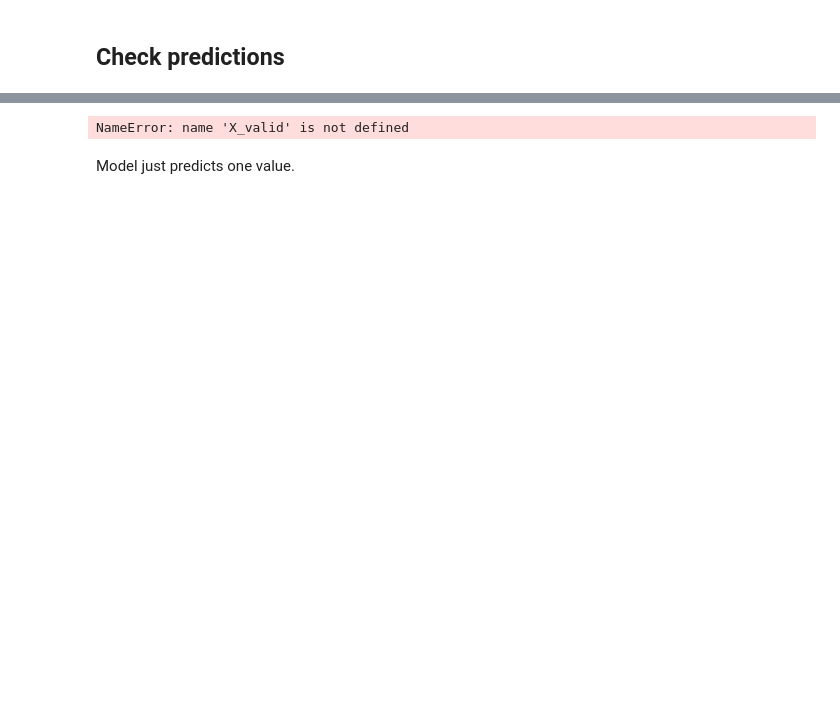
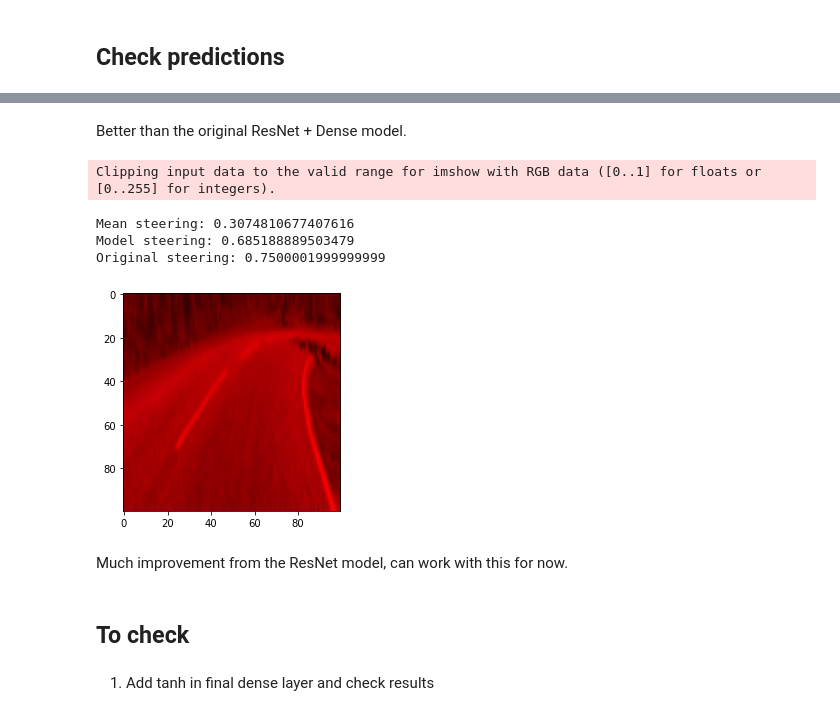
Before and after one commit to sanjyotUM/latcom, a Jupyter notebook: notebooks/v0.ipynb, the cells around one changed output, grey strips where cells are left out. Drawn from its saved outputs; the diff is of its cells as text; code cells hidden in the pictures; blank space fills up the shorter version.

```diff
--- a/notebooks/v0.ipynb
+++ b/notebooks/v0.ipynb
@@ -291,10 +334,25 @@ Not great.
+# %% [markdown]
+Better than the original ResNet + Dense model.
 # %%
-random_record = random.randint(0, len(X_valid) - 1)
+valid_batch = next(iter(valid))
+pred_on_batch = nvidia.predict(valid_batch[0])
+
+X_valid, y_valid = valid_batch[0].numpy(), valid_batch[1].numpy()
+
+random_record = random.randint(0, batch_size - 1)
 plt.imshow(X_valid[random_record])
-print(f'Mean steering: {y_train.mean()}')
-print(f'Model steering: {np.squeeze(y_pred[random_record])}')
+print(f'Mean steering: {mean_steering}')
+print(f'Model steering: {np.squeeze(pred_on_batch[random_record])}')
 print(f'Original steering: {y_valid[random_record]}')
 # %% [output]
-NameError: name 'X_valid' is not defined
+Clipping input data to the valid range for imshow with RGB data ([0..1] for floats or [0..255] for integers).
+Mean steering: 0.3074810677407616
+Model steering: 0.685188889503479
+Original steering: 0.7500001999999999
+[figure, added]
-# %% [markdown]
-Model just predicts one value.
+# %% [markdown]
+Much improvement from the ResNet model, can work with this for now.
+# %% [markdown]
+## To check
+# %% [markdown]
+1. Add tanh in final dense layer and check results
```
Also changed, not shown: parts of 25 cells of this notebook.
